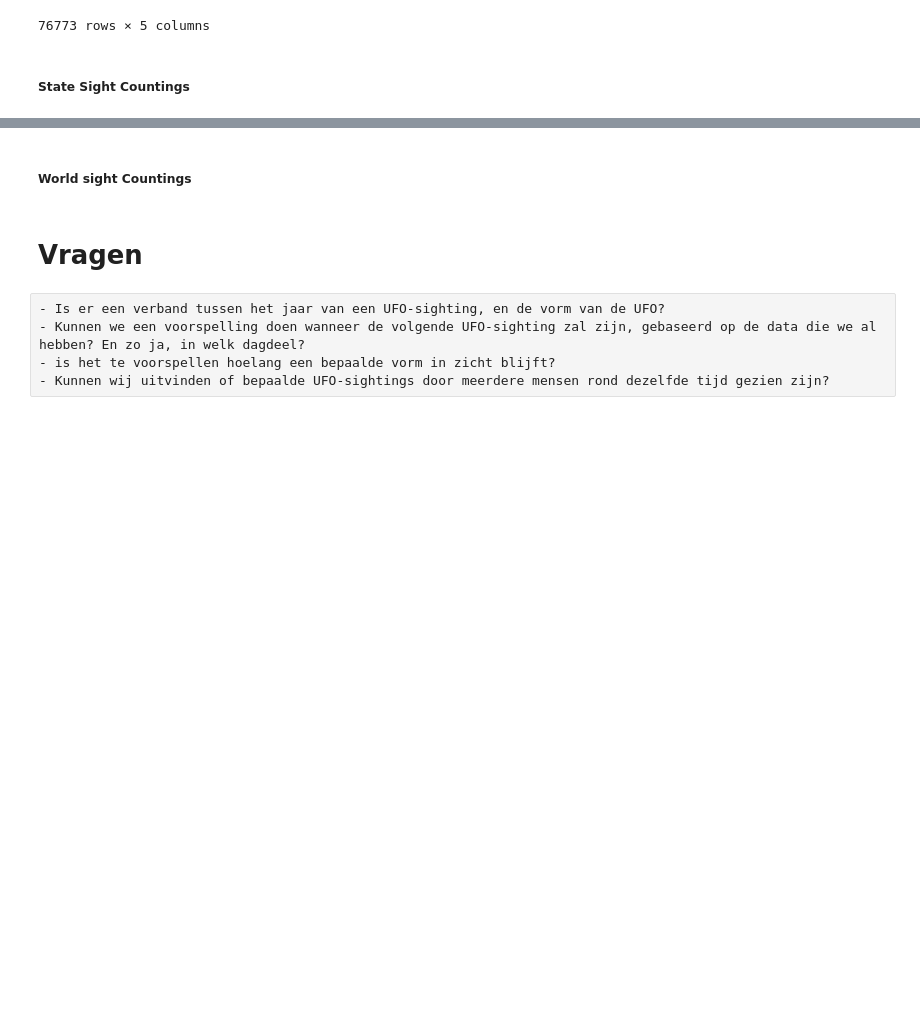
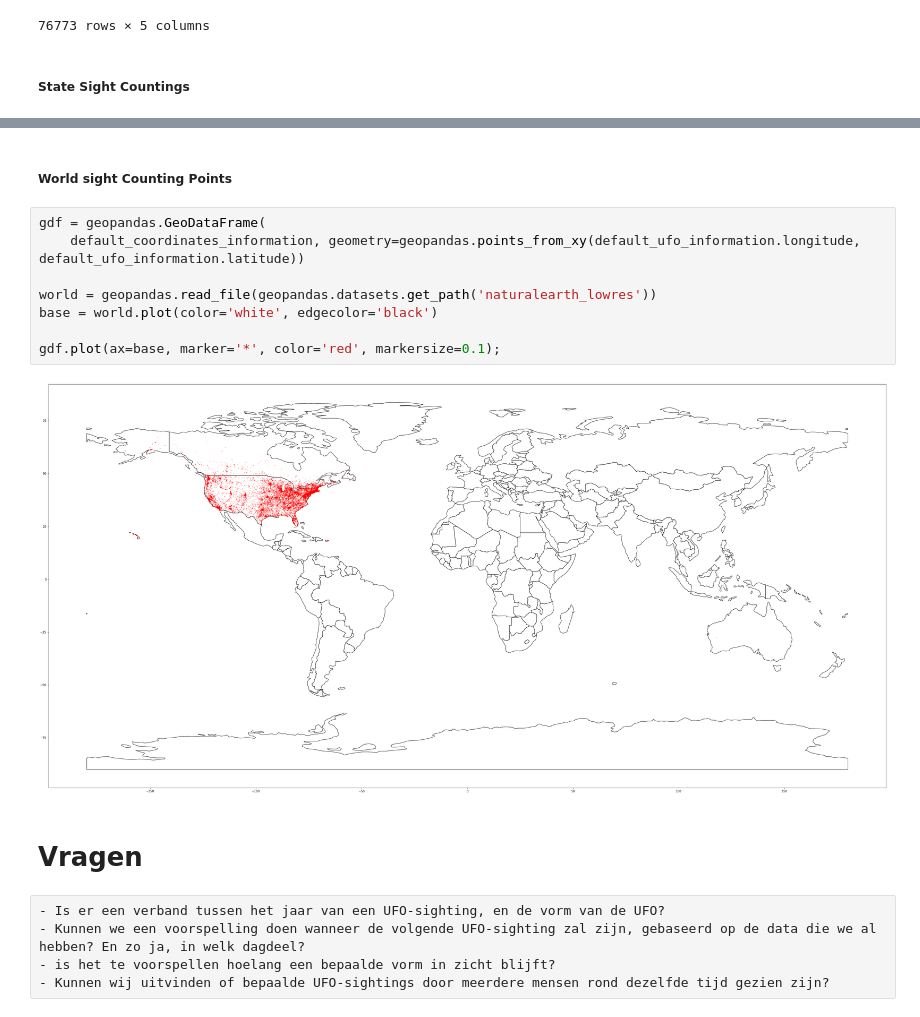
Before and after one commit to GameModes/CasusOpdrachtPG3, a Jupyter notebook: ufo_cm.ipynb, the cells around one changed output, grey strips where cells are left out. Drawn from its saved outputs; the diff is of its cells as text; blank space fills up the shorter version.

Commit message:
World sight Counting Points

```diff
--- a/ufo_cm.ipynb
+++ b/ufo_cm.ipynb
@@ -233,7 +240,17 @@ for idx, row in merged.iterrows():
 68     QB          1
 [figure]
 # %% [markdown]
-#####  World sight Countings <a class="anchor" id="world_sight"></a>
+#####  World sight Counting Points<a class="anchor" id="world_sight"></a>
+# %%
+gdf = geopandas.GeoDataFrame(
+    default_coordinates_information, geometry=geopandas.points_from_xy(default_ufo_information.longitude, default_ufo_information.latitude))
+
+world = geopandas.read_file(geopandas.datasets.get_path('naturalearth_lowres'))
+base = world.plot(color='white', edgecolor='black')
+
+gdf.plot(ax=base, marker='*', color='red', markersize=0.1);
+# %% [output]
+[figure, added]
 # %% [markdown]
 # Vragen <a class="anchor" id="vragen"></a>
 # %% [raw]
```
Also changed, not shown: parts of 2 cells of this notebook.
